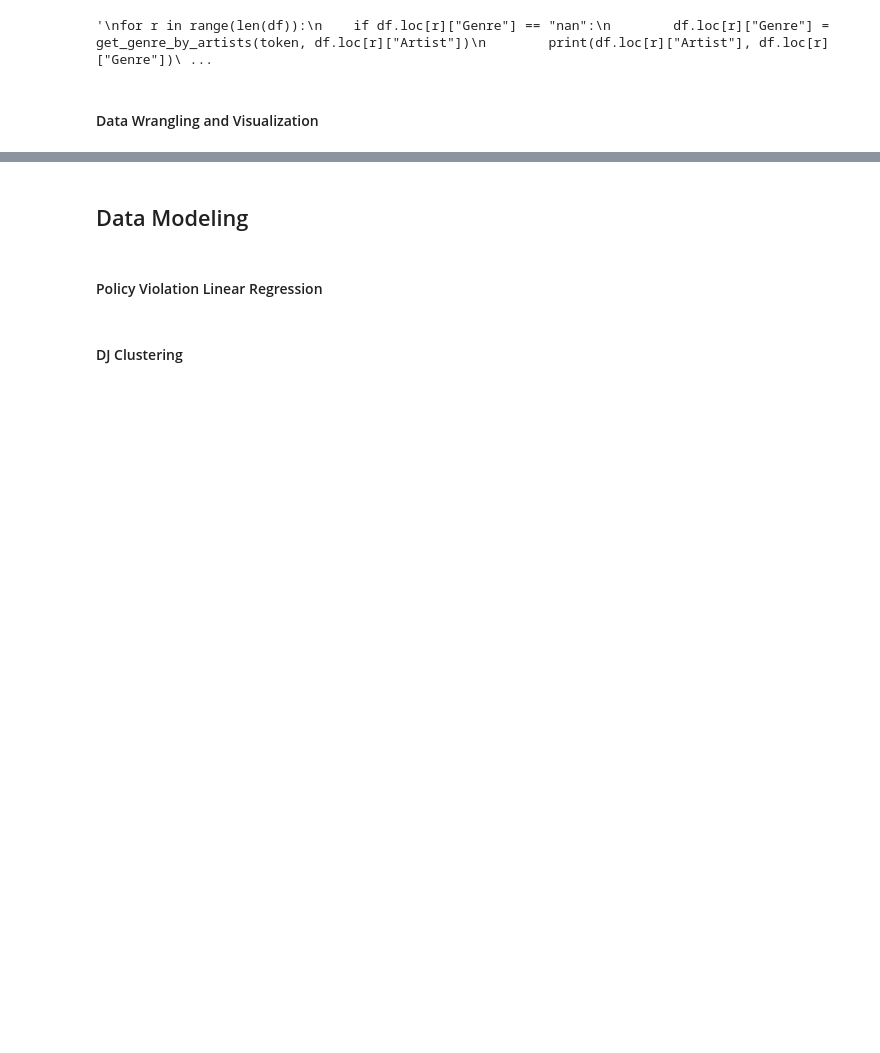
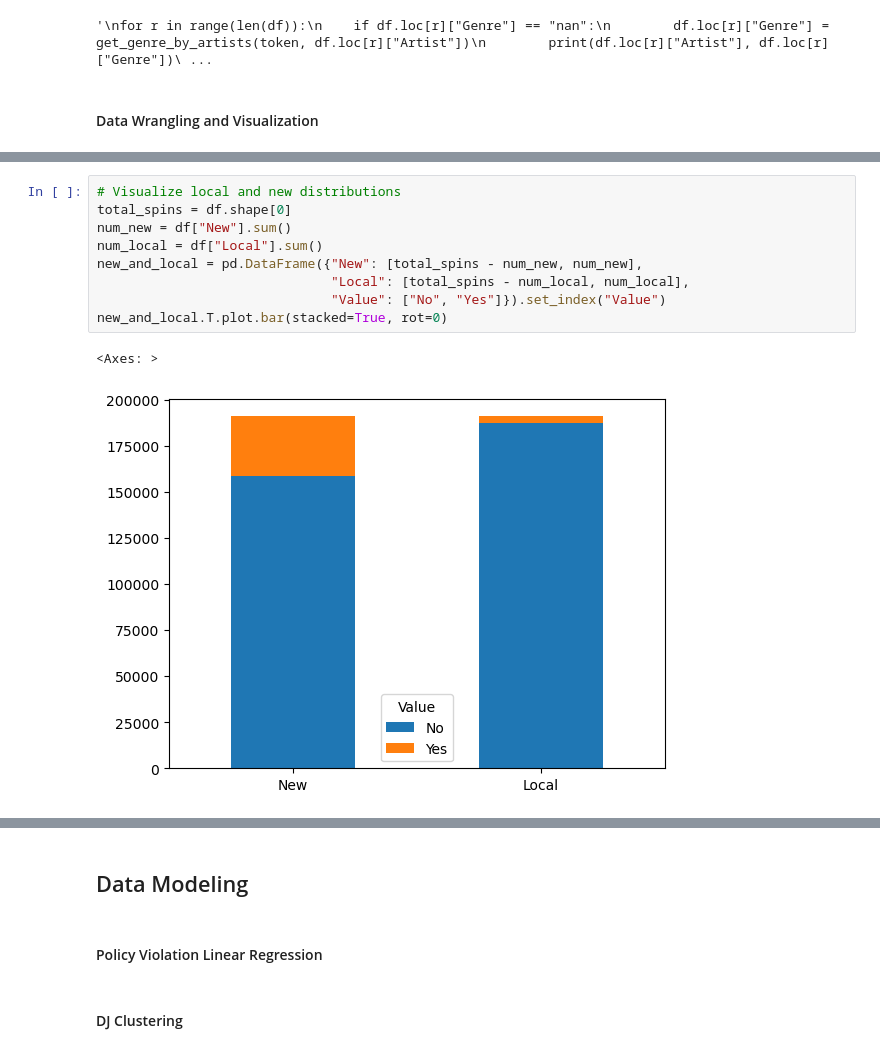
Before and after one commit to zhayes42/CS3870-WRUV, a Jupyter notebook: main.ipynb, the cells around one changed output, grey strips where cells are left out. Cells and saved outputs as stored; diff of their text form; blank space fills up the shorter version.

```diff
--- a/main.ipynb
+++ b/main.ipynb
@@ -305,0 +247,12 @@ Name: Genre, dtype: object
+# %%
+# Visualize local and new distributions
+total_spins = df.shape[0]
+num_new = df["New"].sum()
+num_local = df["Local"].sum()
+new_and_local = pd.DataFrame({"New": [total_spins - num_new, num_new],
+                              "Local": [total_spins - num_local, num_local],
+                              "Value": ["No", "Yes"]}).set_index("Value")
+new_and_local.T.plot.bar(stacked=True, rot=0)
+# %% [output]
+<Axes: >
+[figure, added]
```
Also changed, not shown: parts of 8 cells of this notebook, 1 other file.
